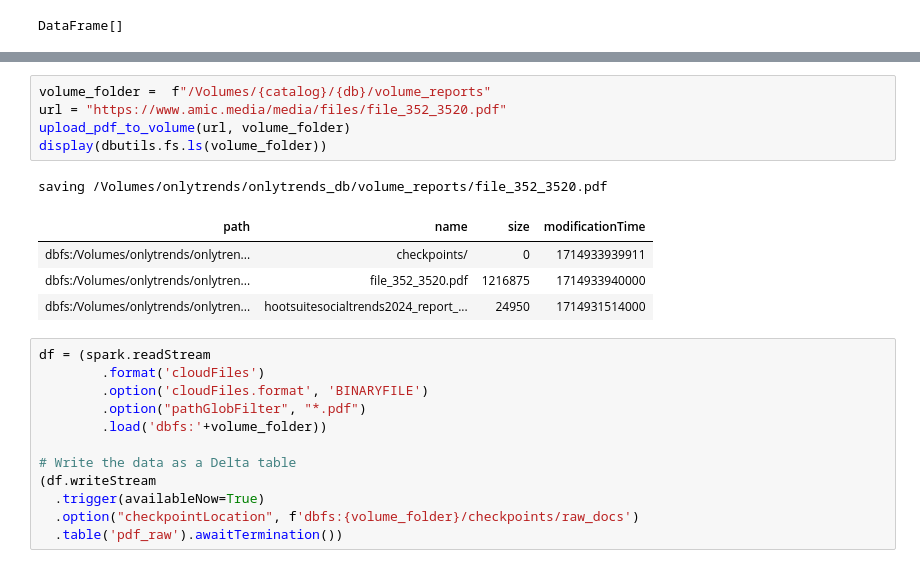
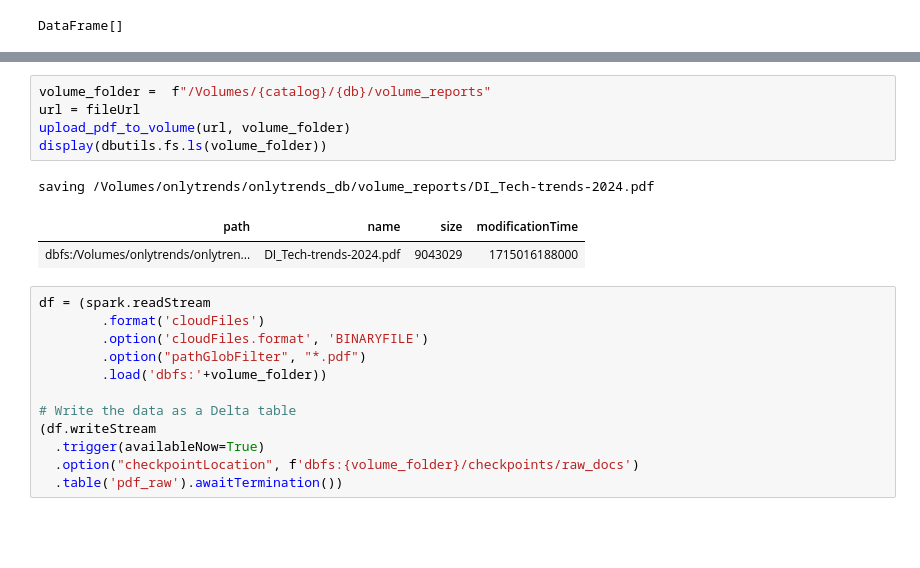
Before and after one commit to SaumoPal97/databricks-onlytrends, a Jupyter notebook: databricks-nb/main.ipynb, the cells around one changed output, grey strips where cells are left out. Drawn from its saved outputs; the diff is of its cells as text; blank space fills up the shorter version.

```diff
--- a/databricks-nb/main.ipynb
+++ b/databricks-nb/main.ipynb
@@ -35,15 +15,13 @@ CREATE VOLUME IF NOT EXISTS onlytrends.onlytrends_db.volume_reports;
 [interactive output not drawn]
 # %%
 volume_folder =  f"/Volumes/{catalog}/{db}/volume_reports"
-url = "https://www.amic.media/media/files/file_352_3520.pdf"
+url = fileUrl
 upload_pdf_to_volume(url, volume_folder)
 display(dbutils.fs.ls(volume_folder))
 # %% [output]
-saving /Volumes/onlytrends/onlytrends_db/volume_reports/file_352_3520.pdf
+saving /Volumes/onlytrends/onlytrends_db/volume_reports/DI_Tech-trends-2024.pdf
 | path | name | size | modificationTime |
-| dbfs:/Volumes/onlytrends/onlytren... | checkpoints/ | 0 | 1714933939911 |
-| dbfs:/Volumes/onlytrends/onlytren... | file_352_3520.pdf | 1216875 | 1714933940000 |
-| dbfs:/Volumes/onlytrends/onlytren... | hootsuitesocialtrends2024_report_... | 24950 | 1714931514000 |
+| dbfs:/Volumes/onlytrends/onlytren... | DI_Tech-trends-2024.pdf | 9043029 | 1715016188000 |
 # %%
 df = (spark.readStream
         .format('cloudFiles')
```
Also changed, not shown: parts of 20 cells of this notebook, 2 other files.
